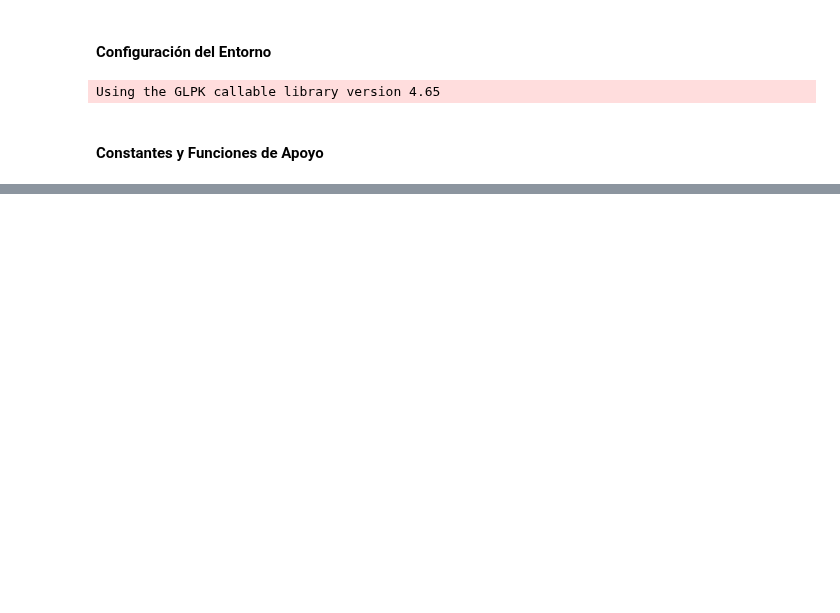
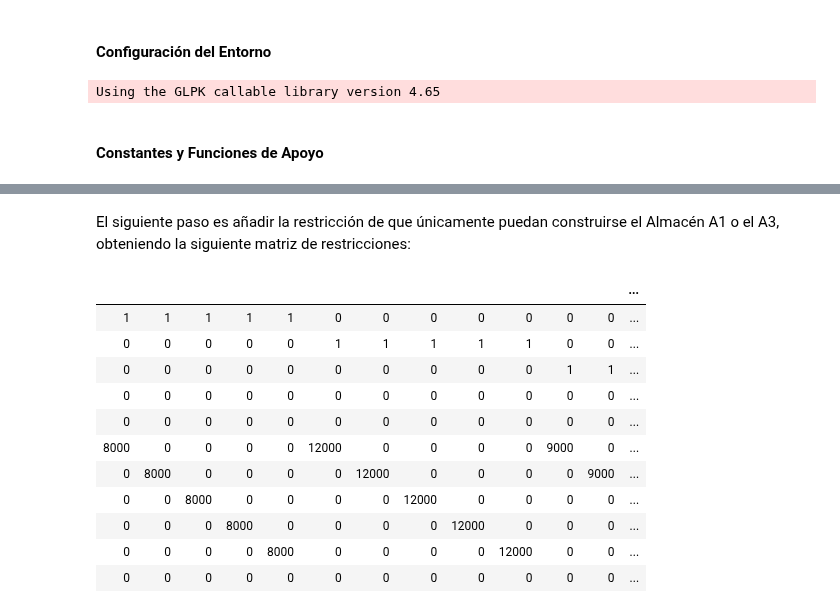
Before and after one commit to garciparedes/integer-programming-heuristics, a Jupyter notebook: integer-programming-service-location-heuristics.ipynb, the cells around one changed output, grey strips where cells are left out. Drawn from its saved outputs; the diff is of its cells as text; code cells hidden in the pictures; blank space fills up the shorter version.

```diff
--- a/integer-programming-service-location-heuristics.ipynb
+++ b/integer-programming-service-location-heuristics.ipynb
@@ -316,0 +146,13 @@ TODO
+# %%
+p <- list(n = 5,
+          m = 5,
+          c = matrix(c(2.40, 3.50, 4.80, 6.80, 5.75,
+                       3.25, 2.30, 3.40, 5.25, 6.00,
+                       4.05, 3.25, 2.85, 4.30, 4.75,
+                       5.25, 6.05, 4.30, 3.25, 2.75,
+                       6.95, 5.85, 4.80, 2.10, 3.50),
+                     nrow = 5, byrow = TRUE),
+          f = c(4000, 3000, 2500, 4000, 3000),
+          s = c(20000, 20000, 15000, 25000, 15000),
+          d = c(8000, 12000, 9000, 14000, 17000)
+)
@@ -316,0 +244,24 @@ TODO
+# %% [markdown]
+El siguiente paso es añadir la restricción de que únicamente puedan construirse el Almacén A1 o el A3, obteniendo la siguiente matriz de restricciones:
+# %%
+a1 <- rep(0, (1 + p$m) * p$n)
+a1[p$m * p$n + c(1, 3)] <- 1
+conditions <- rbind(conditions, a1)
+dir <- c(dir, "<=")
+rhs <- c(rhs, 1)
+
+rownames(conditions) <- NULL
+cbind(conditions, dir, rhs)
+# %% [output]
+|  |  |  |  |  |  |  |  |  |  |  |  | ... |
+| 1 | 1 | 1 | 1 | 1 | 0 | 0 | 0 | 0 | 0 | 0 | 0 | ... |
+| 0 | 0 | 0 | 0 | 0 | 1 | 1 | 1 | 1 | 1 | 0 | 0 | ... |
+| 0 | 0 | 0 | 0 | 0 | 0 | 0 | 0 | 0 | 0 | 1 | 1 | ... |
+| 0 | 0 | 0 | 0 | 0 | 0 | 0 | 0 | 0 | 0 | 0 | 0 | ... |
+| 0 | 0 | 0 | 0 | 0 | 0 | 0 | 0 | 0 | 0 | 0 | 0 | ... |
+| 8000 | 0 | 0 | 0 | 0 | 12000 | 0 | 0 | 0 | 0 | 9000 | 0 | ... |
+| 0 | 8000 | 0 | 0 | 0 | 0 | 12000 | 0 | 0 | 0 | 0 | 9000 | ... |
+| 0 | 0 | 8000 | 0 | 0 | 0 | 0 | 12000 | 0 | 0 | 0 | 0 | ... |
+| 0 | 0 | 0 | 8000 | 0 | 0 | 0 | 0 | 12000 | 0 | 0 | 0 | ... |
+| 0 | 0 | 0 | 0 | 8000 | 0 | 0 | 0 | 0 | 12000 | 0 | 0 | ... |
+| 0 | 0 | 0 | 0 | 0 | 0 | 0 | 0 | 0 | 0 | 0 | 0 | ... |
```
Also changed, not shown: parts of 54 cells of this notebook.
